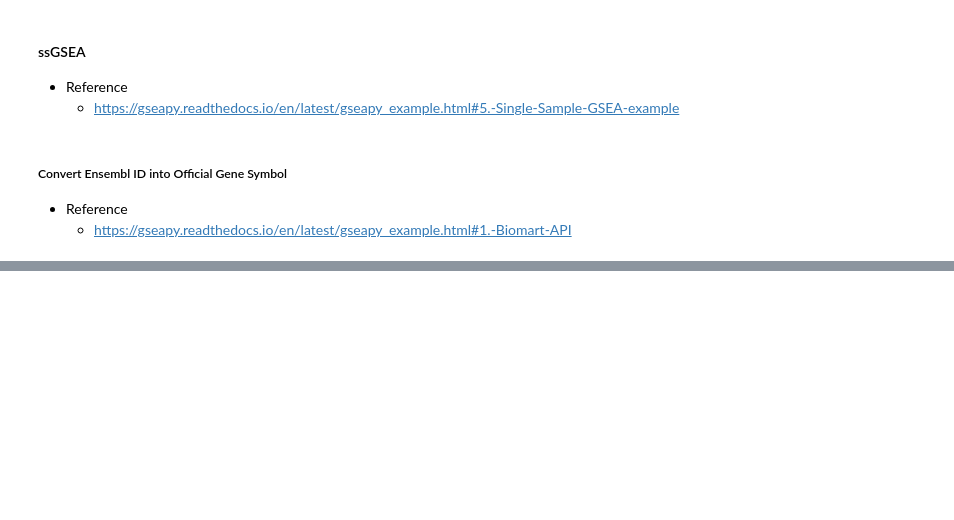
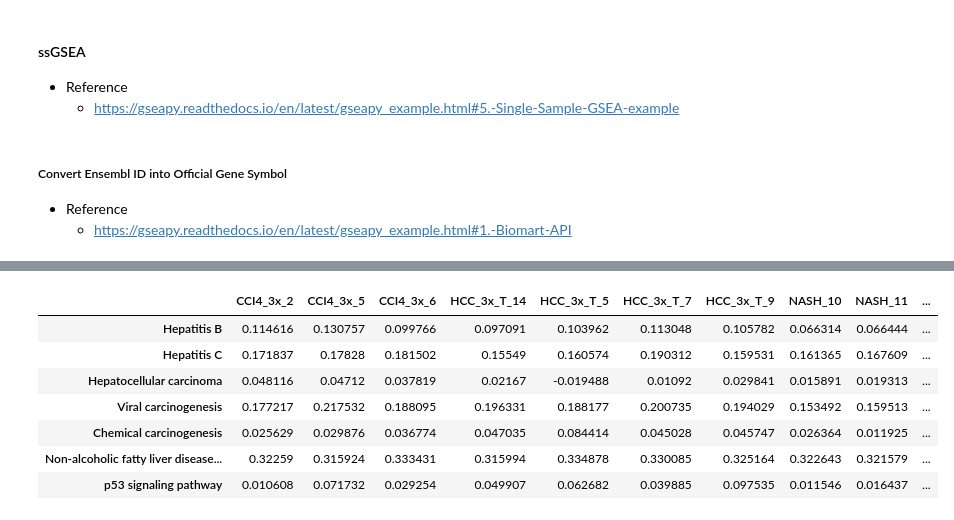
Before and after one commit to jigsaw-snu/NASH_HCC_liver-KRIBB_2022, a Jupyter notebook: srcs/rsem_star_deseq/sample_qc.ipynb, the cells around one changed output, grey strips where cells are left out. Drawn from its saved outputs; the diff is of its cells as text; code cells hidden in the pictures; blank space fills up the shorter version.

```diff
--- a/srcs/rsem_star_deseq/sample_qc.ipynb
+++ b/srcs/rsem_star_deseq/sample_qc.ipynb
@@ -814,0 +810,16 @@ SaveObject("highvar_TPM", "../../data/QC")
+# %%
+def HighwayTPM(cnt_data: pd.DataFrame, len_df: pd.DataFrame, sel: list=None, disc: list=None) -> tuple:
+    if sel and disc:
+        raise("Either Select Columns or Discard Columns")
+
+    if sel:
+        cnt_df = cnt_data[sel]
+
+    if disc:
+        cnt_df = cnt_data[[x for x in cnt_data.columns if x not in disc]]
+
+    cleaned = DataCleansing(cnt_df)
+    cleaned_tpm = CalculateTPM(cleaned, len_df)
+    highvar = FindHighVarGene(cleaned_tpm)
+
+    return (cleaned, cleaned_tpm, highvar)
@@ -907,3 +989,15 @@ id_map_cleaned_TPM, cleaned_TPM_with_sym = Ens2Sym(cleaned_TPM)
 
 SaveObject(["id_map_cleaned_cnt", "cleaned_cnt_with_sym", "id_map_cleaned_TPM", "cleaned_TPM_with_sym"],
             "../../data/QC")
+
+id_map_cleaned_cnt_3x, cleaned_cnt_with_sym_3x = Ens2Sym(cleaned_cnt_3x)
+id_map_cleaned_TPM_3x, cleaned_TPM_with_sym_3x = Ens2Sym(cleaned_TPM_3x)
+
+SaveObject(["id_map_cleaned_cnt_3x", "cleaned_cnt_with_sym_3x", "id_map_cleaned_TPM_3x", "cleaned_TPM_with_sym_3x"],
+            "../../data/QC")
+
+id_map_cleaned_cnt_3x_T, cleaned_cnt_with_sym_3x_T = Ens2Sym(cleaned_cnt_3x_T)
+id_map_cleaned_TPM_3x_T, cleaned_TPM_with_sym_3x_T = Ens2Sym(cleaned_TPM_3x_T)
+
+SaveObject(["id_map_cleaned_cnt_3x_T", "cleaned_cnt_with_sym_3x_T", "id_map_cleaned_TPM_3x_T", "cleaned_TPM_with_sym_3x_T"],
+            "../../data/QC")
@@ -946,4 +1031,6 @@ def MakeNESdf(cnt_data: pd.DataFrame, db: str="KEGG_2019_Mouse") -> pd.DataFrame
 
         res = pd.concat([res, temp_df])
 
+    res = res.reindex(sorted(res.columns), axis=1)
+
     return res
@@ -955,0 +1037,23 @@ test.to_excel("test.xlsx")
+# %%
+test = MakeNESdf(cleaned_TPM_with_sym)
+test.to_excel("test.xlsx")
+
+test2 = MakeNESdf(cleaned_TPM_with_sym_3x)
+test2.to_excel("test2.xlsx")
+
+test3 = MakeNESdf(cleaned_TPM_with_sym_3x_T)
+test3.to_excel("test3.xlsx")
+
+test4 = MakeNESdf(cleaned_TPM_with_sym_3x_T_NNCD)
+test4.to_excel("test4.xlsx")
+# %%
+test3.loc[["Hepatitis B","Hepatitis C", "Hepatocellular carcinoma", "Viral carcinogenesis", "Chemical carcinogenesis", "Non-alcoholic fatty liver disease (NAFLD)", "p53 signaling pathway"], :].reindex(sorted(test3.columns), axis=1)
+# %% [output]
+|  | CCI4_3x_2 | CCI4_3x_5 | CCI4_3x_6 | HCC_3x_T_14 | HCC_3x_T_5 | HCC_3x_T_7 | HCC_3x_T_9 | NASH_10 | NASH_11 | ... |
+| Hepatitis B | 0.114616 | 0.130757 | 0.099766 | 0.097091 | 0.103962 | 0.113048 | 0.105782 | 0.066314 | 0.066444 | ... |
+| Hepatitis C | 0.171837 | 0.17828 | 0.181502 | 0.15549 | 0.160574 | 0.190312 | 0.159531 | 0.161365 | 0.167609 | ... |
+| Hepatocellular carcinoma | 0.048116 | 0.04712 | 0.037819 | 0.02167 | -0.019488 | 0.01092 | 0.029841 | 0.015891 | 0.019313 | ... |
+| Viral carcinogenesis | 0.177217 | 0.217532 | 0.188095 | 0.196331 | 0.188177 | 0.200735 | 0.194029 | 0.153492 | 0.159513 | ... |
+| Chemical carcinogenesis | 0.025629 | 0.029876 | 0.036774 | 0.047035 | 0.084414 | 0.045028 | 0.045747 | 0.026364 | 0.011925 | ... |
+| Non-alcoholic fatty liver disease... | 0.32259 | 0.315924 | 0.333431 | 0.315994 | 0.334878 | 0.330085 | 0.325164 | 0.322643 | 0.321579 | ... |
+| p53 signaling pathway | 0.010608 | 0.071732 | 0.029254 | 0.049907 | 0.062682 | 0.039885 | 0.097535 | 0.011546 | 0.016437 | ... |
```
Also changed, not shown: parts of 18 cells of this notebook, 27 other files.
